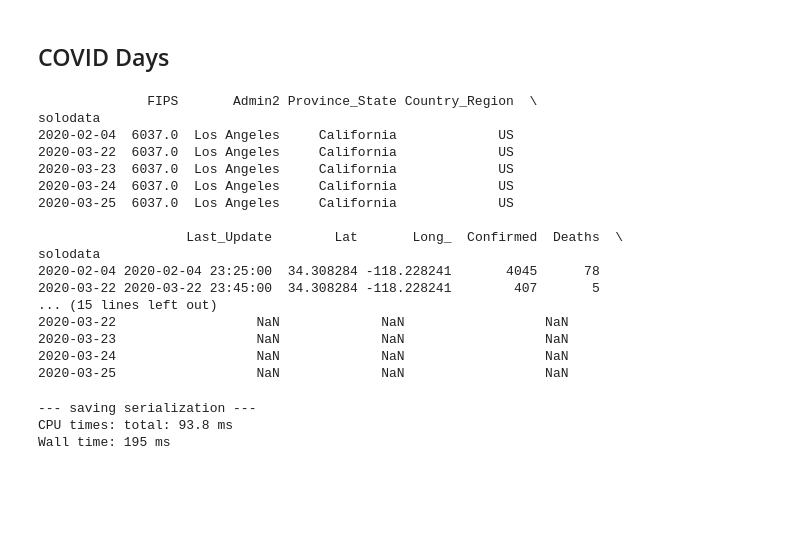
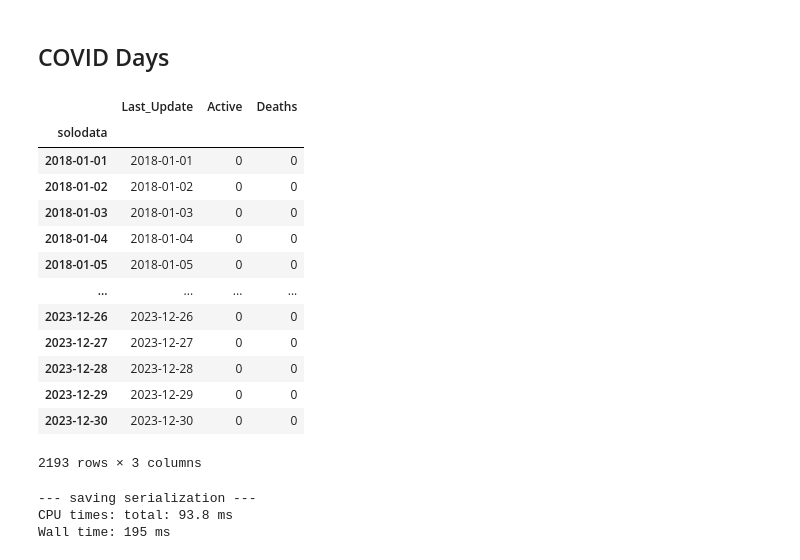
Before and after one commit to mircocazzaro/bitsei-db2-unipd, a Jupyter notebook: serializeLAdata.ipynb, the cells around one changed output. Drawn from its saved outputs; the diff is of its cells as text; code cells hidden in the pictures; blank space fills up the shorter version.

```diff
--- a/serializeLAdata.ipynb
+++ b/serializeLAdata.ipynb
@@ -37,44 +37,63 @@ LAO = Namespace("http://www.bitsei.it/losAngelesOntology/")
 ## COVID Days
 # %%
 # Load the CSV files in memory
+def daterange(start_date, end_date):
+    for n in range(int((end_date - start_date).days)):
+        yield start_date + timedelta(n)
+
+
 laCovid = pd.read_csv(laCovidData, sep=',') #, dtype={'Active':int, 'Deaths':int}
 
 laCovid["Last_Update"] = pd.to_datetime(laCovid['Last_Update'])
 laCovid['solodata'] = laCovid['Last_Update'].dt.date
 laCovid['Active'] = laCovid['Active'].astype('Int64')
 laCovid['Deaths'] = laCovid['Deaths'].astype('Int64')
 
+laCovid = laCovid[['Last_Update', 'solodata', 'Active', 'Deaths']]
+
+start_date = pd.to_datetime('2018-01-01')
+end_date = pd.to_datetime('2023-12-31')
+for i in daterange(start_date, end_date):
+    if i.date() not in laCovid['solodata'].values:
+        new_row = {
+            'solodata': i.date(),
+            'Last_Update' : i, #pd.to_datetime(str(i), '%Y-%m-%d %H%M%S')
+            'Active': 0,
+            'Deaths': 0
+        }
+        laCovid = pd.concat([laCovid, pd.DataFrame([new_row])], ignore_index=True)
+
+
+
+laCovid.sort_values(by='solodata', inplace=True)
 laCovid.set_index("solodata", inplace=True)
-
-print(laCovid.head())
-
+laCovid.to_csv("coviddc.csv")
 
 #create the graph
 g = Graph()
 
 # Bind the namespaces to a prefix for more readable output
 g.bind("foaf", FOAF)
 g.bind("xsd", XSD)
 #g.bind("countries", CNS)
 g.bind("lao", LAO)
+
+laCovid
 # %% [output]
+|  | Last_Update | Active | Deaths |
+| solodata |  |  |  |
+| 2018-01-01 | 2018-01-01 | 0 | 0 |
+| 2018-01-02 | 2018-01-02 | 0 | 0 |
+| 2018-01-03 | 2018-01-03 | 0 | 0 |
+| 2018-01-04 | 2018-01-04 | 0 | 0 |
+| 2018-01-05 | 2018-01-05 | 0 | 0 |
+| ... | ... | ... | ... |
+| 2023-12-26 | 2023-12-26 | 0 | 0 |
+| 2023-12-27 | 2023-12-27 | 0 | 0 |
+| 2023-12-28 | 2023-12-28 | 0 | 0 |
+| 2023-12-29 | 2023-12-29 | 0 | 0 |
+| 2023-12-30 | 2023-12-30 | 0 | 0 |
-              FIPS       Admin2 Province_State Country_Region  \
-solodata
-2020-02-04  6037.0  Los Angeles     California             US
-2020-03-22  6037.0  Los Angeles     California             US
-2020-03-23  6037.0  Los Angeles     California             US
-2020-03-24  6037.0  Los Angeles     California             US
-2020-03-25  6037.0  Los Angeles     California             US
-
-                   Last_Update        Lat       Long_  Confirmed  Deaths  \
-solodata
-2020-02-04 2020-02-04 23:25:00  34.308284 -118.228241       4045      78
-2020-03-22 2020-03-22 23:45:00  34.308284 -118.228241        407       5
-... (15 lines left out)
-2020-03-22                  NaN             NaN                  NaN
-2020-03-23                  NaN             NaN                  NaN
-2020-03-24                  NaN             NaN                  NaN
-2020-03-25                  NaN             NaN                  NaN
+2193 rows × 3 columns
 # %%
 %%time
 #measure execution time
```
Also changed, not shown: parts of 9 cells of this notebook, 5 other files.
